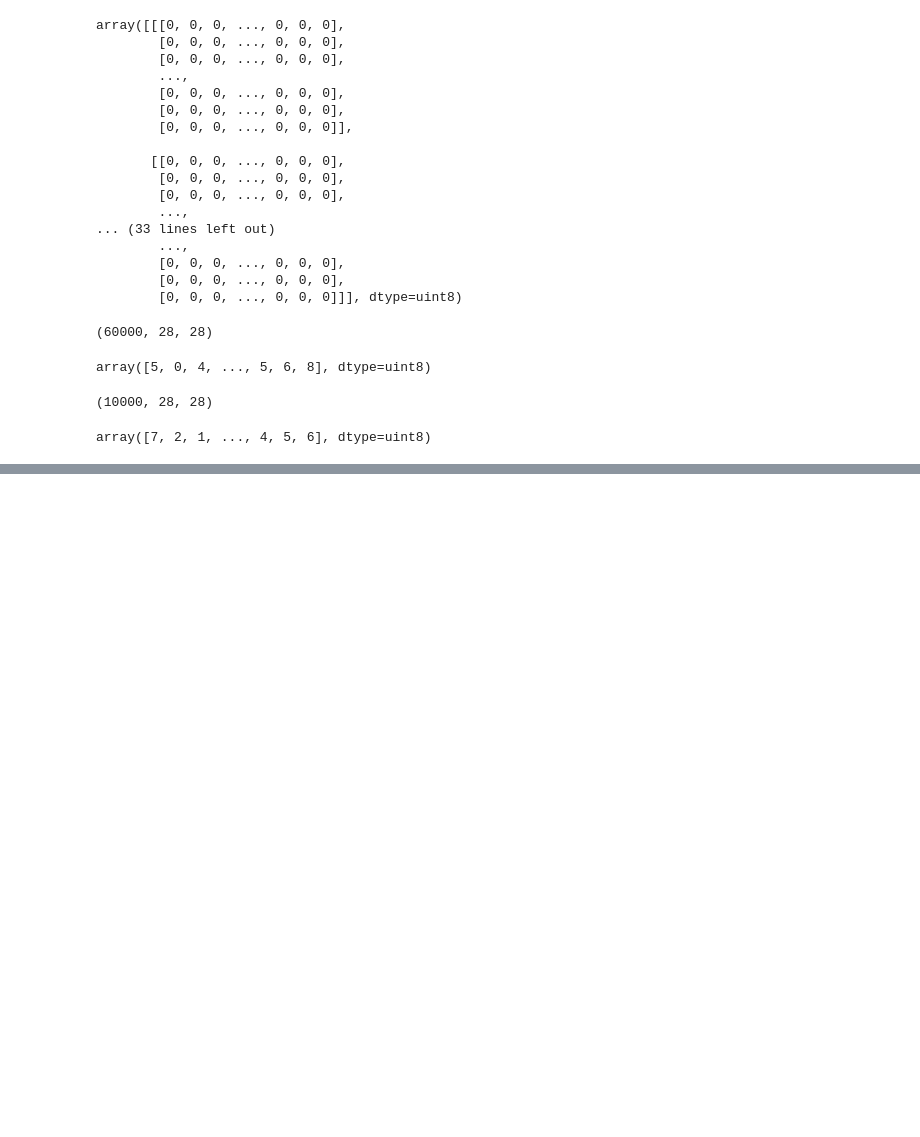
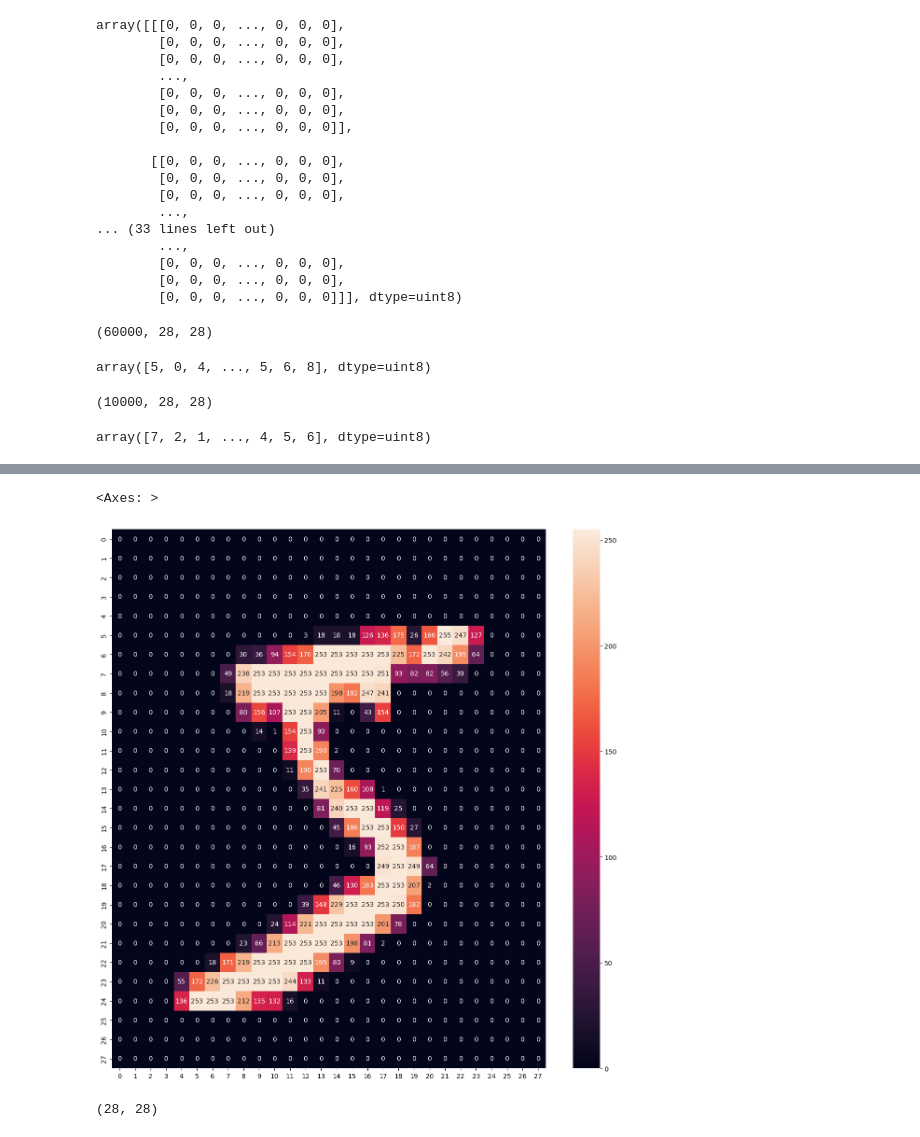
Before and after one commit to Kajalm1995/Association-rule-mining, a Jupyter notebook: Handwritten_digit_classification_project.ipynb, the cells around one changed output, grey strips where cells are left out. Saved outputs shown, nothing was run; the diff lists cells and outputs as text; code cells hidden in the pictures; blank space fills up the shorter version.

```diff
--- a/Handwritten_digit_classification_project.ipynb
+++ b/Handwritten_digit_classification_project.ipynb
@@ -51,0 +116,11 @@ array([7, 2, 1, ..., 4, 5, 6], dtype=uint8)
+# %%
+import seaborn as sns
+plt.figure(figsize=(15, 15))
+sns.heatmap(xtrain[0], annot=True, fmt='d')
+# %% [output]
+<Axes: >
+[figure, added]
+# %%
+xtrain[0].shape
+# %% [output]
+(28, 28)
```
Also changed, not shown: parts of 46 cells of this notebook.
